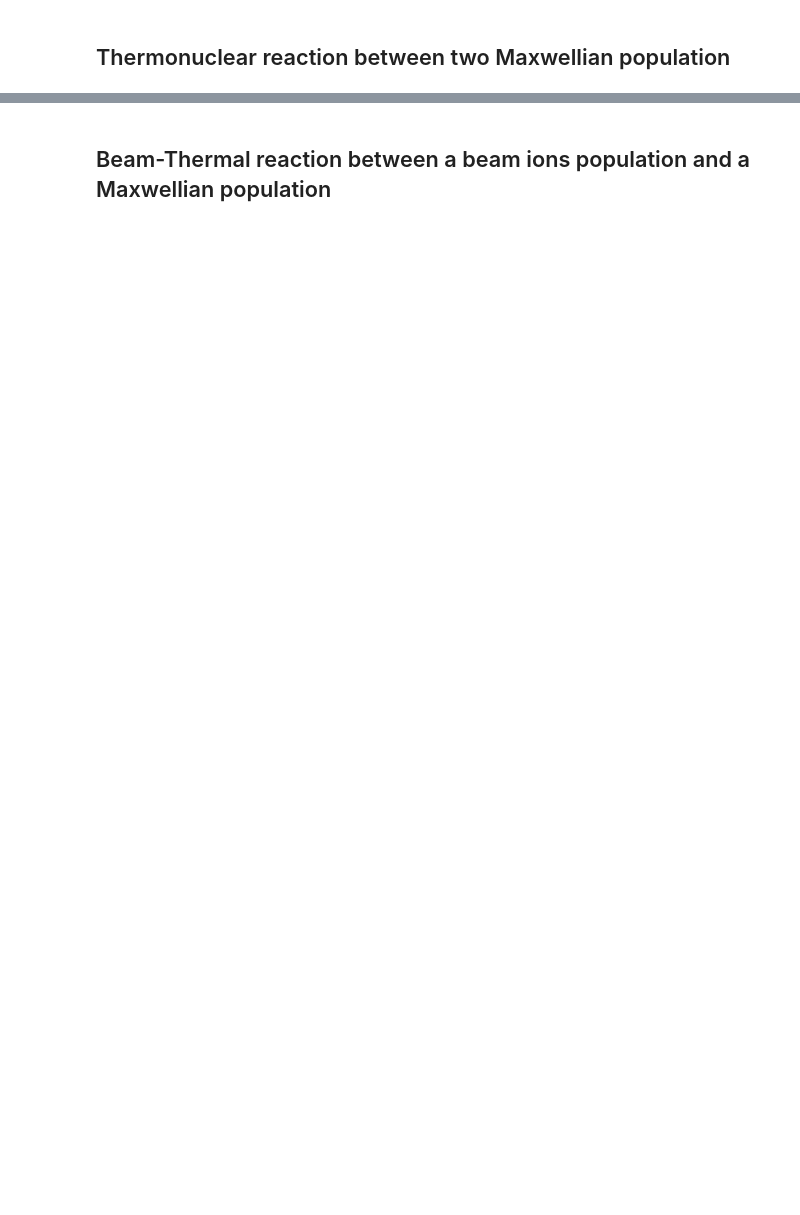
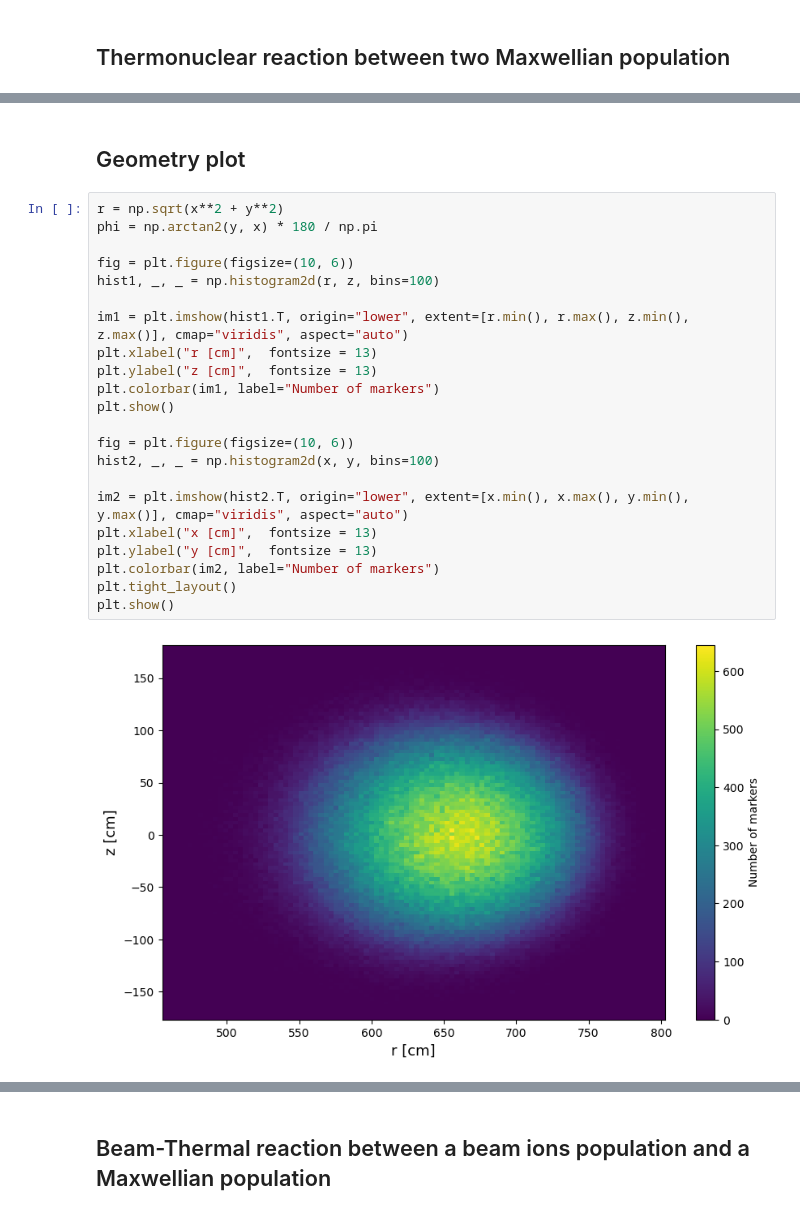
Before and after one commit to ascot4fusion/ascot5, a Jupyter notebook: post_processing_5d_to_6d/example_markers6D.ipynb, the cells around one changed output, grey strips where cells are left out. Drawn from its saved outputs; the diff is of its cells as text; blank space fills up the shorter version.

```diff
--- a/post_processing_5d_to_6d/example_markers6D.ipynb
+++ b/post_processing_5d_to_6d/example_markers6D.ipynb
@@ -20,0 +54,26 @@ plot_serpent_marker_arr(mrk, bins = 50)
+# %% [markdown]
+## Geometry plot
+# %%
+r = np.sqrt(x**2 + y**2)
+phi = np.arctan2(y, x) * 180 / np.pi
+
+fig = plt.figure(figsize=(10, 6))
+hist1, _, _ = np.histogram2d(r, z, bins=100)
+
+im1 = plt.imshow(hist1.T, origin="lower", extent=[r.min(), r.max(), z.min(), z.max()], cmap="viridis", aspect="auto")
+plt.xlabel("r [cm]",  fontsize = 13)
+plt.ylabel("z [cm]",  fontsize = 13)
+plt.colorbar(im1, label="Number of markers")
+plt.show()
+
+fig = plt.figure(figsize=(10, 6))
+hist2, _, _ = np.histogram2d(x, y, bins=100)
+
+im2 = plt.imshow(hist2.T, origin="lower", extent=[x.min(), x.max(), y.min(), y.max()], cmap="viridis", aspect="auto")
+plt.xlabel("x [cm]",  fontsize = 13)
+plt.ylabel("y [cm]",  fontsize = 13)
+plt.colorbar(im2, label="Number of markers")
+plt.tight_layout()
+plt.show()
+# %% [output]
+[figure, added]
```
Also changed, not shown: parts of 13 cells of this notebook, 1 other file.
